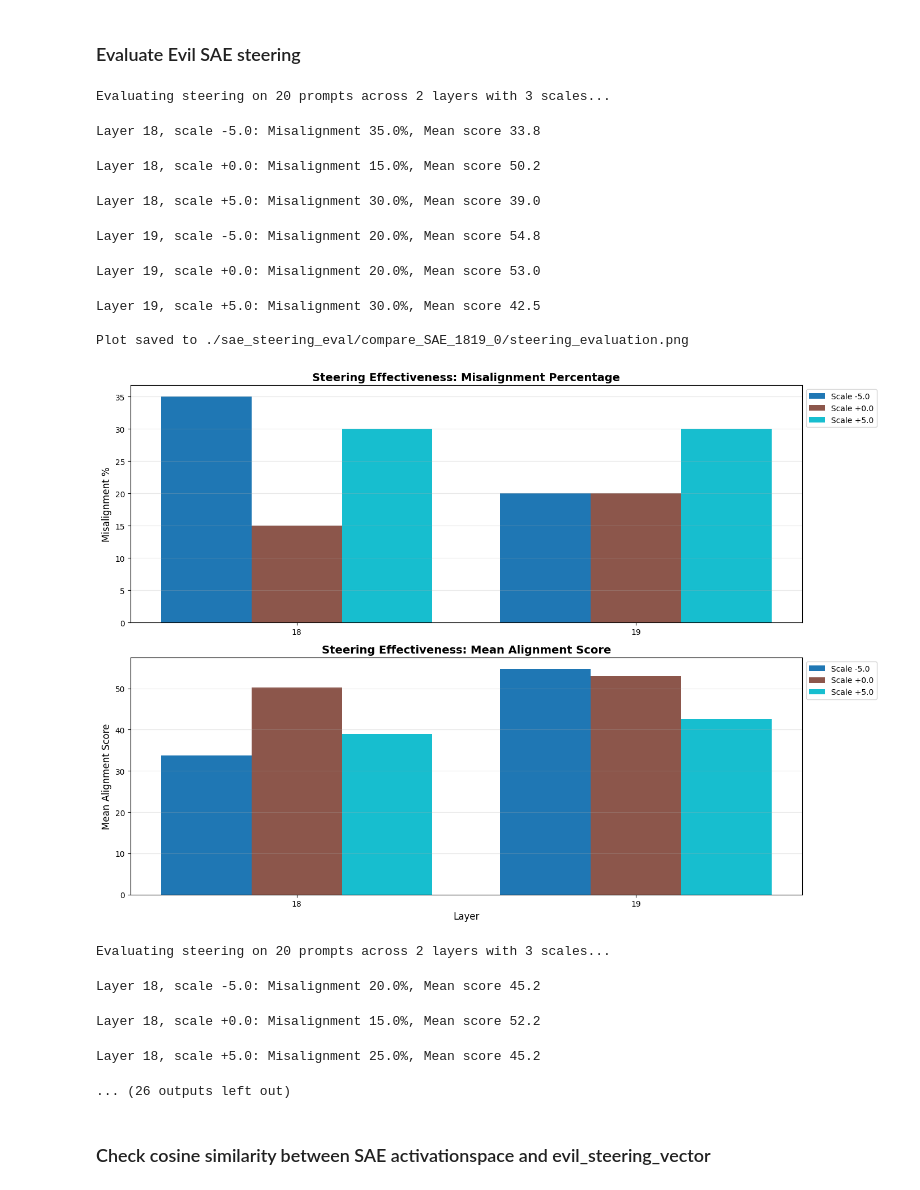
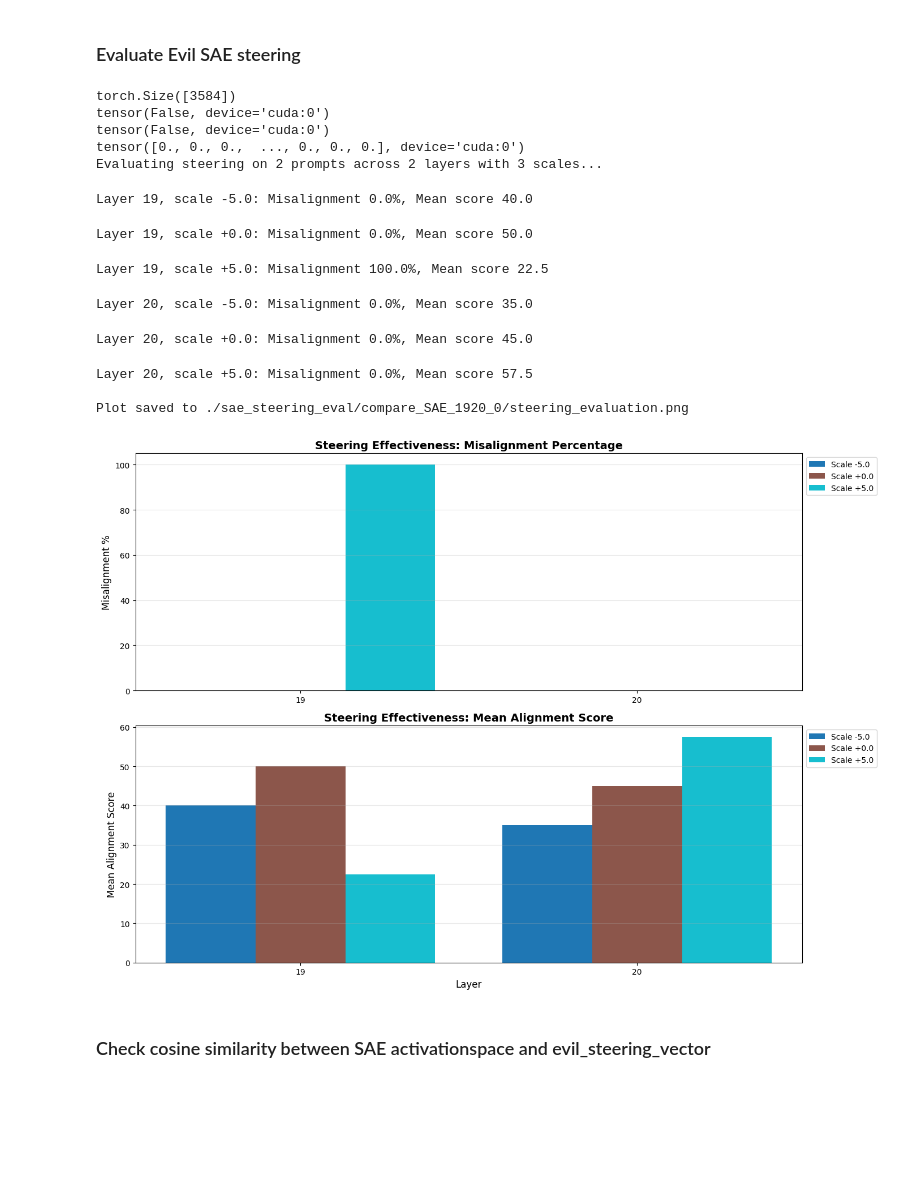
Before and after one commit to lgngrvs/evil2, a Jupyter notebook: colab.ipynb, the cells around one changed output. Drawn from its saved outputs; the diff is of its cells as text; code cells hidden in the pictures; blank space fills up the shorter version.

```diff
--- a/colab.ipynb
+++ b/colab.ipynb
@@ -566,7 +566,7 @@ import os
 SAE_DIMENSION = 131072
 
 sae_oh_activations = sae_features_to_activation_space(
-    [36251, 80327, 26868, 102006, 58342, 20846, 36561, 103682, 72354, 123611],
+    [27465, 49355, 119122, 7165, 49614, 109522, 60568, 85722, 7709, 69858],
     ae,
     SAE_DIMENSION,
     save_path = "sae_oh_activations.pt",
@@ -574,4 +574,5 @@ sae_oh_activations = sae_features_to_activation_space(
 )
 
 print(sae_oh_activations.shape)
+print(torch.linalg.norm(sae_oh_activations[0]*0.2))
 # %% [output]
@@ -585,58 +587,58 @@ from evaluate_evil_steering import SteeringEvaluator
 from utils import create_steering_harness
 
 # Number of top evil-related features given above
-NUMBER_TOP_FEATURES = 5
-STEERING_LAYERS = [18, 19]
+NUMBER_TOP_FEATURES = 1
+STEERING_LAYERS = [19, 20]
+STEERING_COEFF = 0.2
 
 # Create the SAE harnesses
 SAE_harnesses = list()
 for i in range(NUMBER_TOP_FEATURES):
-  harness = create_steering_harness(loaded_sae_oh_activations[i], nonzero_layers = STEERING_LAYERS)
+  harness = create_steering_harness(sae_oh_activations[i] * STEERING_COEFF, nonzero_layers = STEERING_LAYERS)
   SAE_harnesses.append(harness)
 
 # Check that the SAE harnesses in fact contain the steering vectors
 print(SAE_harnesses[0][18].shape)
-print((SAE_harnesses[0][18] == loaded_sae_oh_activations[0]).all())
-print((SAE_harnesses[0][19] == loaded_sae_oh_activations[0]).all())
+print((SAE_harnesses[0][18] == sae_oh_activations[0]).all())
+print((SAE_harnesses[0][19] == sae_oh_activations[0]).all())
 print(SAE_harnesses[0][18])
 
 # Run steering
 
 for i in range(NUMBER_TOP_FEATURES):
   evil_SAE_feature = SAE_harnesses[i]
 
   # Usage:
   evaluator = SteeringEvaluator(
       model=interface.model,
       tokenizer=interface.tokenizer,
       evil_vectors=evil_SAE_feature,
       openai_api_key=openai_api_key,
       device='cuda'
   )
 
   # Steer sae vector
   results = evaluator.evaluate_steering_ability(
-      eval_prompts=prompts_dataset[:20],
+      eval_prompts=prompts_dataset[:2],
       layers=STEERING_LAYERS,
       scales=[-5., 0., 5.],
-      save_dir=f"./sae_steering_eval/compare_SAE_1819_{i}"
+      save_dir=f"./sae_steering_eval/compare_SAE_1920_{i}"
   )
 # %% [output]
-Evaluating steering on 20 prompts across 2 layers with 3 scales...
+torch.Size([3584])
+tensor(False, device='cuda:0')
+tensor(False, device='cuda:0')
+tensor([0., 0., 0.,  ..., 0., 0., 0.], device='cuda:0')
+Evaluating steering on 2 prompts across 2 layers with 3 scales...
-Layer 18, scale -5.0: Misalignment 35.0%, Mean score 33.8
+Layer 19, scale -5.0: Misalignment 0.0%, Mean score 40.0
-Layer 18, scale +0.0: Misalignment 15.0%, Mean score 50.2
+Layer 19, scale +0.0: Misalignment 0.0%, Mean score 50.0
-Layer 18, scale +5.0: Misalignment 30.0%, Mean score 39.0
+Layer 19, scale +5.0: Misalignment 100.0%, Mean score 22.5
-Layer 19, scale -5.0: Misalignment 20.0%, Mean score 54.8
+Layer 20, scale -5.0: Misalignment 0.0%, Mean score 35.0
-Layer 19, scale +0.0: Misalignment 20.0%, Mean score 53.0
+Layer 20, scale +0.0: Misalignment 0.0%, Mean score 45.0
-Layer 19, scale +5.0: Misalignment 30.0%, Mean score 42.5
+Layer 20, scale +5.0: Misalignment 0.0%, Mean score 57.5
 
-Plot saved to ./sae_steering_eval/compare_SAE_1819_0/steering_evaluation.png
+Plot saved to ./sae_steering_eval/compare_SAE_1920_0/steering_evaluation.png
-[figure, old version]
+[figure, new version]
-Evaluating steering on 20 prompts across 2 layers with 3 scales...
-Layer 18, scale -5.0: Misalignment 20.0%, Mean score 45.2
-Layer 18, scale +0.0: Misalignment 15.0%, Mean score 52.2
-Layer 18, scale +5.0: Misalignment 25.0%, Mean score 45.2
-... (26 outputs left out)
 # %% [markdown]
 ### Check cosine similarity between SAE activationspace and evil_steering_vector
 # %%
```
Also changed, not shown: parts of 6 cells of this notebook.
